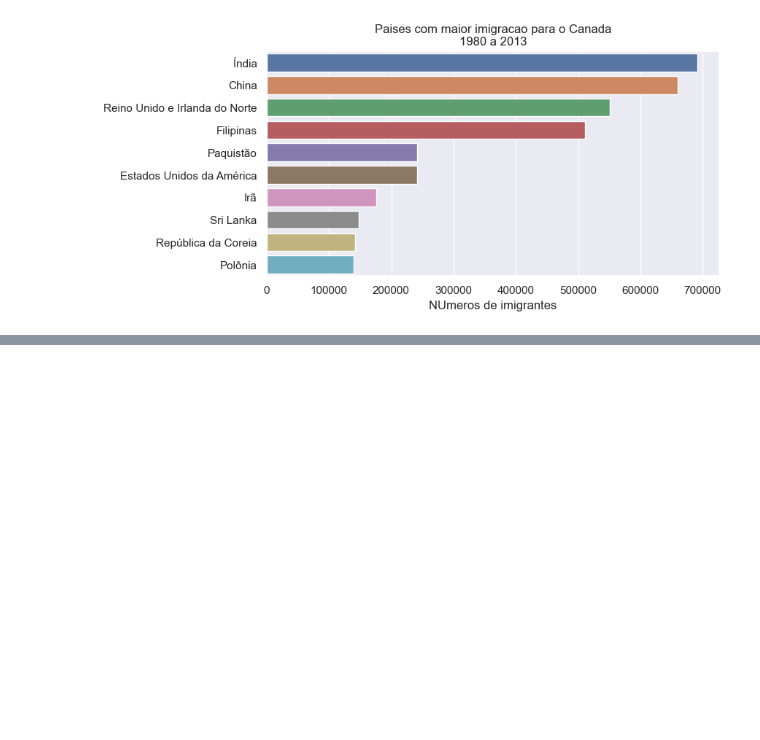
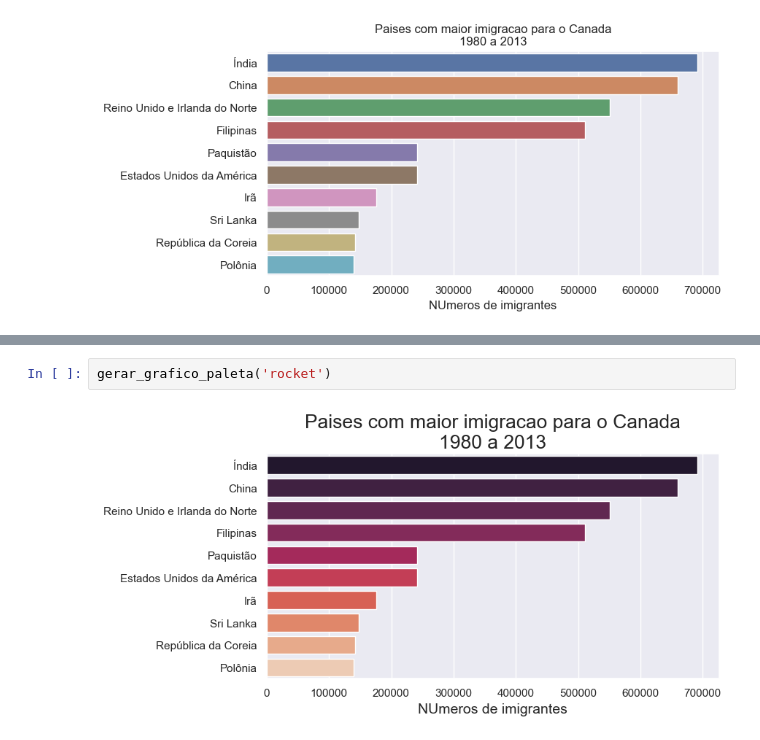
Before and after one commit to th1ago/Data_Science, a Jupyter notebook: Data Visualization/Analise_de_tendencias_de_imigracao_Brasil.ipynb, the cells around one changed output, grey strips where cells are left out. Cells and saved outputs as stored; diff of their text form; blank space fills up the shorter version.

```diff
--- a/Data Visualization/Analise_de_tendencias_de_imigracao_Brasil.ipynb
+++ b/Data Visualization/Analise_de_tendencias_de_imigracao_Brasil.ipynb
@@ -391,0 +414,4 @@ plt.show()
+# %%
+gerar_grafico_paleta('rocket')
+# %% [output]
+[figure, added]
```
Also changed, not shown: parts of 6 cells of this notebook.
